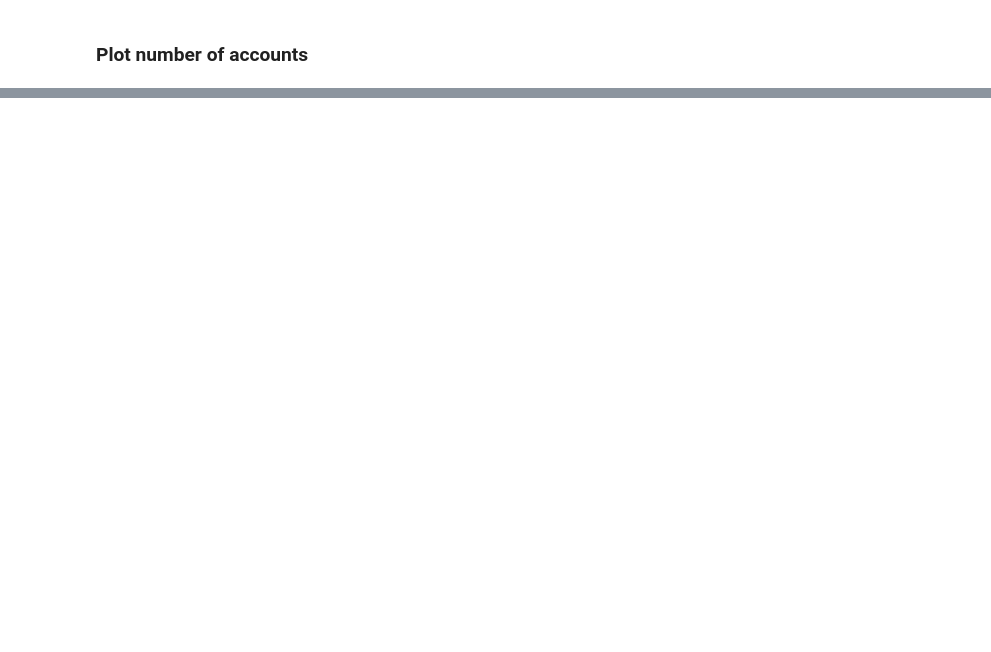
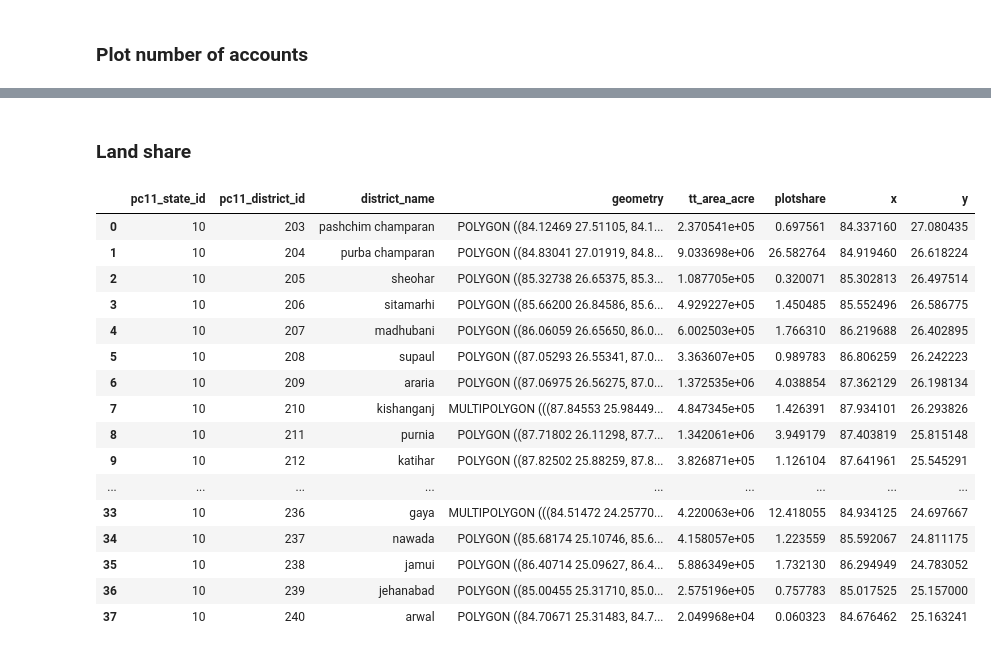
Before and after one commit to in-rolls/land, a Jupyter notebook: scripts/02_plot_districts.ipynb, the cells around one changed output, grey strips where cells are left out. Drawn from its saved outputs; the diff is of its cells as text; code cells hidden in the pictures; blank space fills up the shorter version.

```diff
--- a/scripts/02_plot_districts.ipynb
+++ b/scripts/02_plot_districts.ipynb
@@ -425,0 +770,47 @@ save_mpl_fig("../figures/map-bihar-districts-accountholders")
+# %% [markdown]
+### Land share
+# %%
+_x = "tt_area_acre"
+gdf_lr_landshares_district = (
+    gpd.read_file(
+        "../data/shrug/geometries_shrug-v1.5.samosa-open-polygons-gpkg/district.gpkg"
+    )
+    .query(f"pc11_state_id=='{bihar_state_id}'")
+    .assign(district_name=lambda df: df["district_name"].str.lower())
+    .astype({"pc11_district_id": int})
+    .merge(
+        (
+            df_lr.groupby("district_name")[_x]
+            .sum()
+            .reset_index()
+            .assign(plotshare=lambda df_: 100 * (df_[_x] / df_[_x].sum()))
+        ),
+        on="district_name",
+        how="inner",
+        validate="1:m",
+    )
+    # Get x - y coords (for annotation on map)
+    .assign(x=lambda gdf_: gdf_["geometry"].centroid.x)
+    .assign(y=lambda gdf_: gdf_["geometry"].centroid.y)
+)
+round_margin_error = 1e-10
+assert round_margin_error > abs(100 - gdf_lr_landshares_district["plotshare"].sum())
+gdf_lr_landshares_district
+# %% [output]
+|  | pc11_state_id | pc11_district_id | district_name | geometry | tt_area_acre | plotshare | x | y |
+| 0 | 10 | 203 | pashchim champaran | POLYGON ((84.12469 27.51105, 84.1... | 2.370541e+05 | 0.697561 | 84.337160 | 27.080435 |
+| 1 | 10 | 204 | purba champaran | POLYGON ((84.83041 27.01919, 84.8... | 9.033698e+06 | 26.582764 | 84.919460 | 26.618224 |
+| 2 | 10 | 205 | sheohar | POLYGON ((85.32738 26.65375, 85.3... | 1.087705e+05 | 0.320071 | 85.302813 | 26.497514 |
+| 3 | 10 | 206 | sitamarhi | POLYGON ((85.66200 26.84586, 85.6... | 4.929227e+05 | 1.450485 | 85.552496 | 26.586775 |
+| 4 | 10 | 207 | madhubani | POLYGON ((86.06059 26.65650, 86.0... | 6.002503e+05 | 1.766310 | 86.219688 | 26.402895 |
+| 5 | 10 | 208 | supaul | POLYGON ((87.05293 26.55341, 87.0... | 3.363607e+05 | 0.989783 | 86.806259 | 26.242223 |
+| 6 | 10 | 209 | araria | POLYGON ((87.06975 26.56275, 87.0... | 1.372535e+06 | 4.038854 | 87.362129 | 26.198134 |
+| 7 | 10 | 210 | kishanganj | MULTIPOLYGON (((87.84553 25.98449... | 4.847345e+05 | 1.426391 | 87.934101 | 26.293826 |
+| 8 | 10 | 211 | purnia | POLYGON ((87.71802 26.11298, 87.7... | 1.342061e+06 | 3.949179 | 87.403819 | 25.815148 |
+| 9 | 10 | 212 | katihar | POLYGON ((87.82502 25.88259, 87.8... | 3.826871e+05 | 1.126104 | 87.641961 | 25.545291 |
+| ... | ... | ... | ... | ... | ... | ... | ... | ... |
+| 33 | 10 | 236 | gaya | MULTIPOLYGON (((84.51472 24.25770... | 4.220063e+06 | 12.418055 | 84.934125 | 24.697667 |
+| 34 | 10 | 237 | nawada | POLYGON ((85.68174 25.10746, 85.6... | 4.158057e+05 | 1.223559 | 85.592067 | 24.811175 |
+| 35 | 10 | 238 | jamui | POLYGON ((86.40714 25.09627, 86.4... | 5.886349e+05 | 1.732130 | 86.294949 | 24.783052 |
+| 36 | 10 | 239 | jehanabad | POLYGON ((85.00455 25.31710, 85.0... | 2.575196e+05 | 0.757783 | 85.017525 | 25.157000 |
+| 37 | 10 | 240 | arwal | POLYGON ((84.70671 25.31483, 84.7... | 2.049968e+04 | 0.060323 | 84.676462 | 25.163241 |
```
Also changed, not shown: parts of 34 cells of this notebook, 6 other files.
